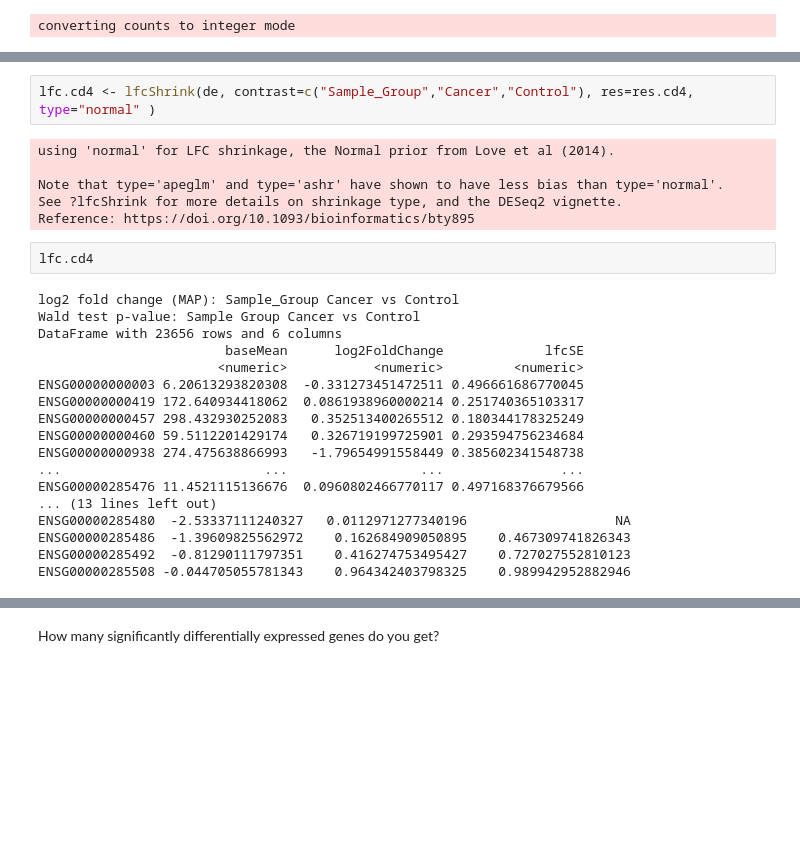
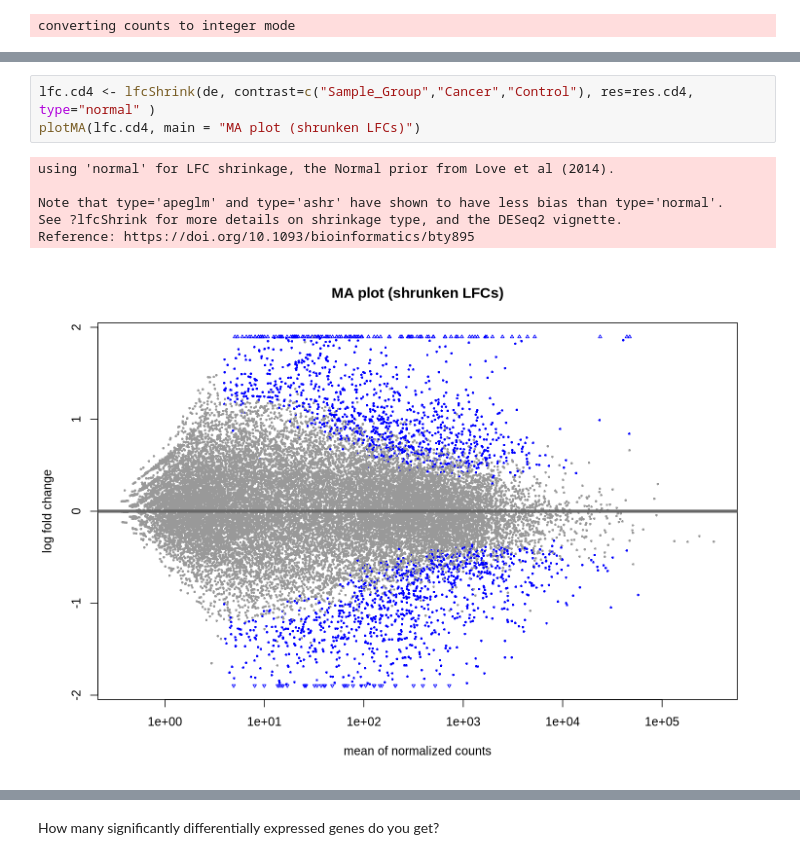
Before and after one commit to gcfntnu/mol8012-2019, a Jupyter notebook: mol8012-01.ipynb, the cells around one changed output, grey strips where cells are left out. Cells and saved outputs as stored; diff of their text form; blank space fills up the shorter version.

```diff
--- a/mol8012-01.ipynb
+++ b/mol8012-01.ipynb
@@ -151,28 +332,10 @@ ENSG00000285508 -0.044705055781343    0.964342403798325    0.989942952882946
 # %%
 lfc.cd4 <- lfcShrink(de, contrast=c("Sample_Group","Cancer","Control"), res=res.cd4, type="normal" )
+plotMA(lfc.cd4, main = "MA plot (shrunken LFCs)")
 # %% [output]
 using 'normal' for LFC shrinkage, the Normal prior from Love et al (2014).
 
 Note that type='apeglm' and type='ashr' have shown to have less bias than type='normal'.
 See ?lfcShrink for more details on shrinkage type, and the DESeq2 vignette.
 Reference: https://doi.org/10.1093/bioinformatics/bty895
+[figure, added]
-# %%
-lfc.cd4
-# %% [output]
-log2 fold change (MAP): Sample_Group Cancer vs Control
-Wald test p-value: Sample Group Cancer vs Control
-DataFrame with 23656 rows and 6 columns
-                        baseMean      log2FoldChange             lfcSE
-                       <numeric>           <numeric>         <numeric>
-ENSG00000000003 6.20613293820308  -0.331273451472511 0.496661686770045
-ENSG00000000419 172.640934418062  0.0861938960000214 0.251740365103317
-ENSG00000000457 298.432930252083   0.352513400265512 0.180344178325249
-ENSG00000000460 59.5112201429174   0.326719199725901 0.293594756234684
-ENSG00000000938 274.475638866993   -1.79654991558449 0.385602341548738
-...                          ...                 ...               ...
-ENSG00000285476 11.4521115136676  0.0960802466770117 0.497168376679566
-... (13 lines left out)
-ENSG00000285480  -2.53337111240327   0.0112971277340196                   NA
-ENSG00000285486  -1.39609825562972    0.162684909050895    0.467309741826343
-ENSG00000285492  -0.81290111797351    0.416274753495427    0.727027552810123
-ENSG00000285508 -0.044705055781343    0.964342403798325    0.989942952882946
```
Also changed, not shown: parts of 64 cells of this notebook, 4 other files.
